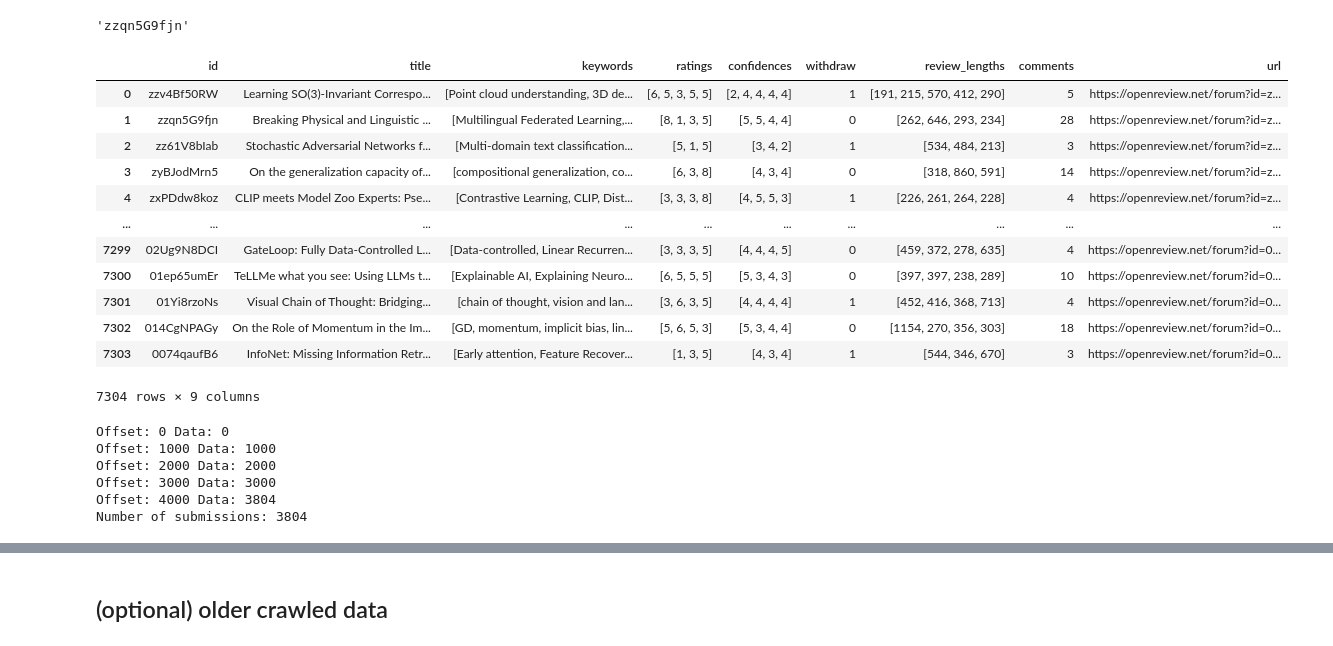
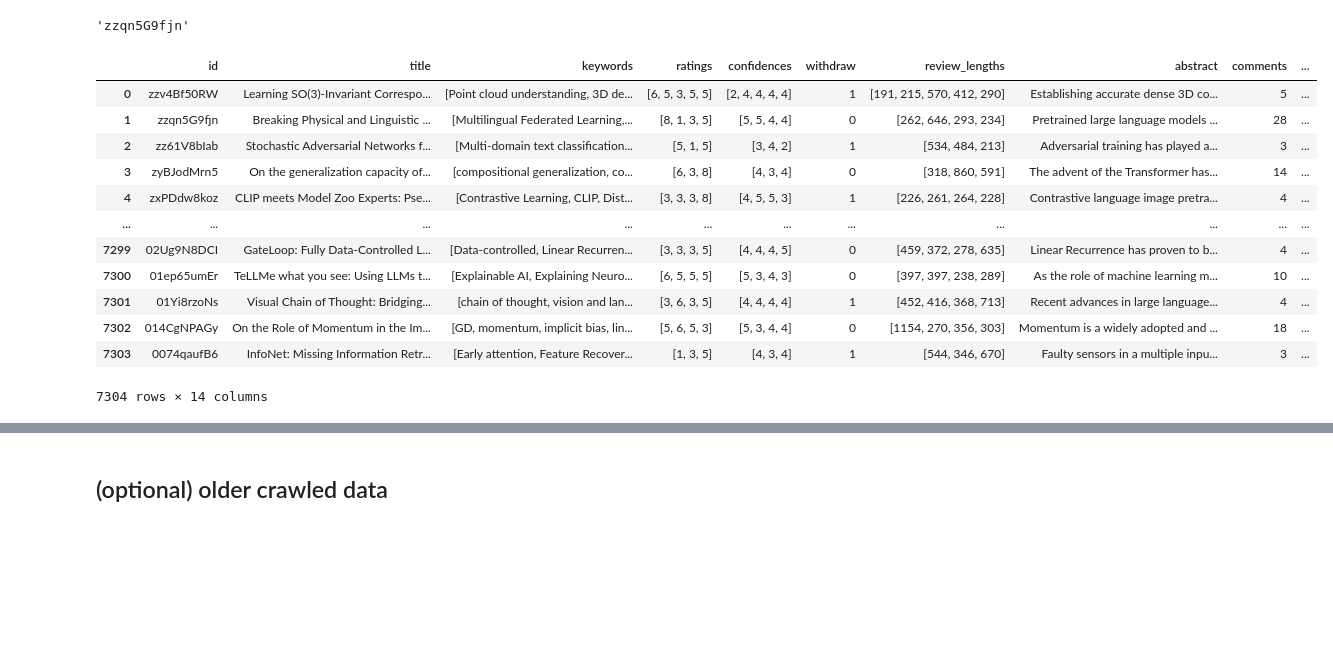
Before and after one commit to hughplay/ICLR2024-OpenReviewData, a Jupyter notebook: notebooks/0a. Parse data.ipynb, the cells around one changed output, grey strips where cells are left out. Drawn from its saved outputs; the diff is of its cells as text; code cells hidden in the pictures; blank space fills up the shorter version.

```diff
--- a/notebooks/0a. Parse data.ipynb
+++ b/notebooks/0a. Parse data.ipynb
@@ -73,6 +58,7 @@ def submission2note(submission):
             sum([len(reply["content"][key]["value"].split()) for key in review_keys])
             for reply in rating_replies
         ],
+        "abstract": submission.content["abstract"]["value"],
         "comments": len(total_replies),
         "url": f"https://openreview.net/forum?id={submission.id}"
     }
@@ -80,20 +66,24 @@ def submission2note(submission):
 # %%
 notes = [submission2note(submission) for submission in submissions]
 notes = pd.DataFrame(notes)
+notes['ratings_avg'] = notes['ratings'].apply(lambda x: np.mean(x))
+notes['ratings_std'] = notes['ratings'].apply(lambda x: np.std(x))
+notes['confidence_avg'] = notes['confidences'].apply(lambda x: np.mean(x))
+notes['confidence_std'] = notes['confidences'].apply(lambda x: np.std(x))
 notes
 # %% [output]
-|  | id | title | keywords | ratings | confidences | withdraw | review_lengths | comments | url |
-| 0 | zzv4Bf50RW | Learning SO(3)-Invariant Correspo... | [Point cloud understanding, 3D de... | [6, 5, 3, 5, 5] | [2, 4, 4, 4, 4] | 1 | [191, 215, 570, 412, 290] | 5 | https://openreview.net/forum?id=z... |
-| 1 | zzqn5G9fjn | Breaking Physical and Linguistic ... | [Multilingual Federated Learning,... | [8, 1, 3, 5] | [5, 5, 4, 4] | 0 | [262, 646, 293, 234] | 28 | https://openreview.net/forum?id=z... |
-| 2 | zz61V8bIab | Stochastic Adversarial Networks f... | [Multi-domain text classification... | [5, 1, 5] | [3, 4, 2] | 1 | [534, 484, 213] | 3 | https://openreview.net/forum?id=z... |
-| 3 | zyBJodMrn5 | On the generalization capacity of... | [compositional generalization, co... | [6, 3, 8] | [4, 3, 4] | 0 | [318, 860, 591] | 14 | https://openreview.net/forum?id=z... |
-| 4 | zxPDdw8koz | CLIP meets Model Zoo Experts: Pse... | [Contrastive Learning, CLIP, Dist... | [3, 3, 3, 8] | [4, 5, 5, 3] | 1 | [226, 261, 264, 228] | 4 | https://openreview.net/forum?id=z... |
-| ... | ... | ... | ... | ... | ... | ... | ... | ... | ... |
-| 7299 | 02Ug9N8DCI | GateLoop: Fully Data-Controlled L... | [Data-controlled, Linear Recurren... | [3, 3, 3, 5] | [4, 4, 4, 5] | 0 | [459, 372, 278, 635] | 4 | https://openreview.net/forum?id=0... |
-| 7300 | 01ep65umEr | TeLLMe what you see: Using LLMs t... | [Explainable AI, Explaining Neuro... | [6, 5, 5, 5] | [5, 3, 4, 3] | 0 | [397, 397, 238, 289] | 10 | https://openreview.net/forum?id=0... |
-| 7301 | 01Yi8rzoNs | Visual Chain of Thought: Bridging... | [chain of thought, vision and lan... | [3, 6, 3, 5] | [4, 4, 4, 4] | 1 | [452, 416, 368, 713] | 4 | https://openreview.net/forum?id=0... |
-| 7302 | 014CgNPAGy | On the Role of Momentum in the Im... | [GD, momentum, implicit bias, lin... | [5, 6, 5, 3] | [5, 3, 4, 4] | 0 | [1154, 270, 356, 303] | 18 | https://openreview.net/forum?id=0... |
-| 7303 | 0074qaufB6 | InfoNet: Missing Information Retr... | [Early attention, Feature Recover... | [1, 3, 5] | [4, 3, 4] | 1 | [544, 346, 670] | 3 | https://openreview.net/forum?id=0... |
+|  | id | title | keywords | ratings | confidences | withdraw | review_lengths | abstract | comments | ... |
+| 0 | zzv4Bf50RW | Learning SO(3)-Invariant Correspo... | [Point cloud understanding, 3D de... | [6, 5, 3, 5, 5] | [2, 4, 4, 4, 4] | 1 | [191, 215, 570, 412, 290] | Establishing accurate dense 3D co... | 5 | ... |
+| 1 | zzqn5G9fjn | Breaking Physical and Linguistic ... | [Multilingual Federated Learning,... | [8, 1, 3, 5] | [5, 5, 4, 4] | 0 | [262, 646, 293, 234] | Pretrained large language models ... | 28 | ... |
+| 2 | zz61V8bIab | Stochastic Adversarial Networks f... | [Multi-domain text classification... | [5, 1, 5] | [3, 4, 2] | 1 | [534, 484, 213] | Adversarial training has played a... | 3 | ... |
+| 3 | zyBJodMrn5 | On the generalization capacity of... | [compositional generalization, co... | [6, 3, 8] | [4, 3, 4] | 0 | [318, 860, 591] | The advent of the Transformer has... | 14 | ... |
+| 4 | zxPDdw8koz | CLIP meets Model Zoo Experts: Pse... | [Contrastive Learning, CLIP, Dist... | [3, 3, 3, 8] | [4, 5, 5, 3] | 1 | [226, 261, 264, 228] | Contrastive language image pretra... | 4 | ... |
+| ... | ... | ... | ... | ... | ... | ... | ... | ... | ... | ... |
+| 7299 | 02Ug9N8DCI | GateLoop: Fully Data-Controlled L... | [Data-controlled, Linear Recurren... | [3, 3, 3, 5] | [4, 4, 4, 5] | 0 | [459, 372, 278, 635] | Linear Recurrence has proven to b... | 4 | ... |
+| 7300 | 01ep65umEr | TeLLMe what you see: Using LLMs t... | [Explainable AI, Explaining Neuro... | [6, 5, 5, 5] | [5, 3, 4, 3] | 0 | [397, 397, 238, 289] | As the role of machine learning m... | 10 | ... |
+| 7301 | 01Yi8rzoNs | Visual Chain of Thought: Bridging... | [chain of thought, vision and lan... | [3, 6, 3, 5] | [4, 4, 4, 4] | 1 | [452, 416, 368, 713] | Recent advances in large language... | 4 | ... |
+| 7302 | 014CgNPAGy | On the Role of Momentum in the Im... | [GD, momentum, implicit bias, lin... | [5, 6, 5, 3] | [5, 3, 4, 4] | 0 | [1154, 270, 356, 303] | Momentum is a widely adopted and ... | 18 | ... |
+| 7303 | 0074qaufB6 | InfoNet: Missing Information Retr... | [Early attention, Feature Recover... | [1, 3, 5] | [4, 3, 4] | 1 | [544, 346, 670] | Faulty sensors in a multiple inpu... | 3 | ... |
-7304 rows × 9 columns
+7304 rows × 14 columns
 # %%
 notes.to_csv(f"../data/iclr2024_{time.strftime('%Y%m%d')}.csv", index=False)
@@ -120,10 +89,0 @@ def get_conference_notes(venue, blind_submission=False):
-# %%
-raw_notes = get_conference_notes(venue, blind_submission=True)
-print("Number of submissions:", len(raw_notes))
-# %% [output]
-Offset: 0 Data: 0
-Offset: 1000 Data: 1000
-Offset: 2000 Data: 2000
-Offset: 3000 Data: 3000
-Offset: 4000 Data: 3804
-Number of submissions: 3804
```
Also changed, not shown: parts of 5 cells of this notebook, 26 other files.
